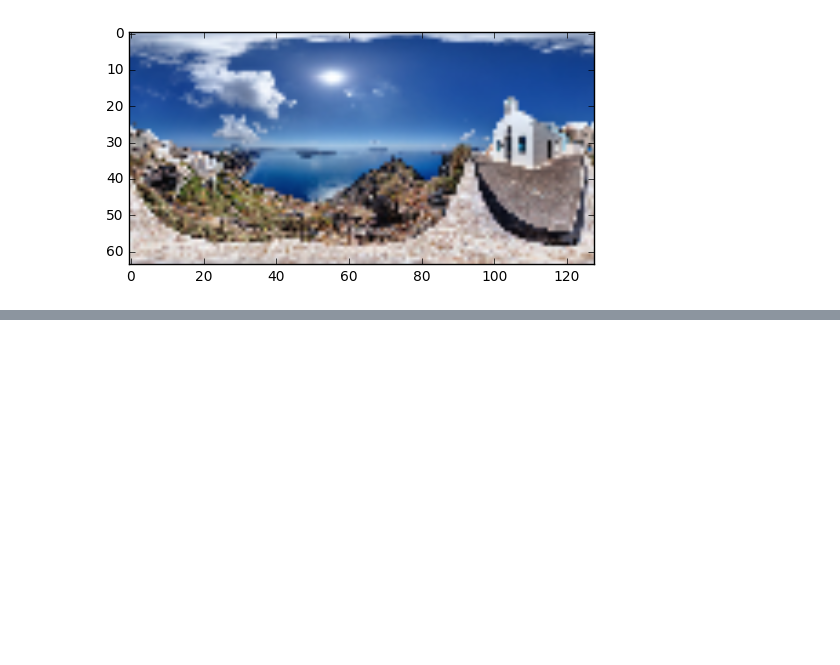
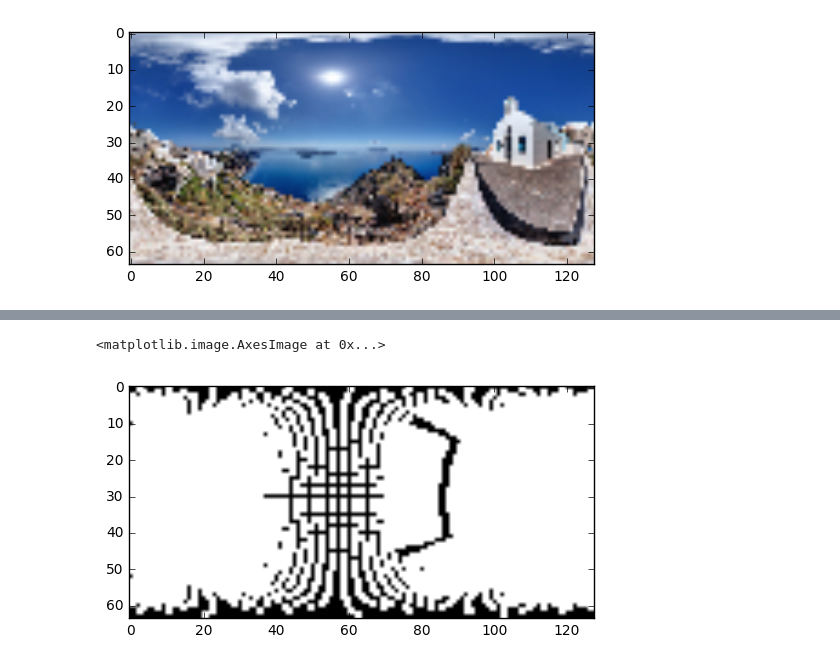
Before and after one commit to fxia22/stn.pytorch, a Jupyter notebook: script/test_stn_spherical_depth.ipynb, the cells around one changed output, grey strips where cells are left out. Cells and saved outputs as stored; diff of their text form; code cells hidden in the pictures; blank space fills up the shorter version.

```diff
--- a/script/test_stn_spherical_depth.ipynb
+++ b/script/test_stn_spherical_depth.ipynb
@@ -40,0 +45,5 @@ out = cgen(depth, trans0, trans1, rotate)
+# %%
+plt.imshow(occu[0,:,:,0], cmap='gray')
+# %% [output]
+<matplotlib.image.AxesImage at 0x...>
+[figure, added]
```
Also changed, not shown: parts of 18 cells of this notebook, 2 other files.
